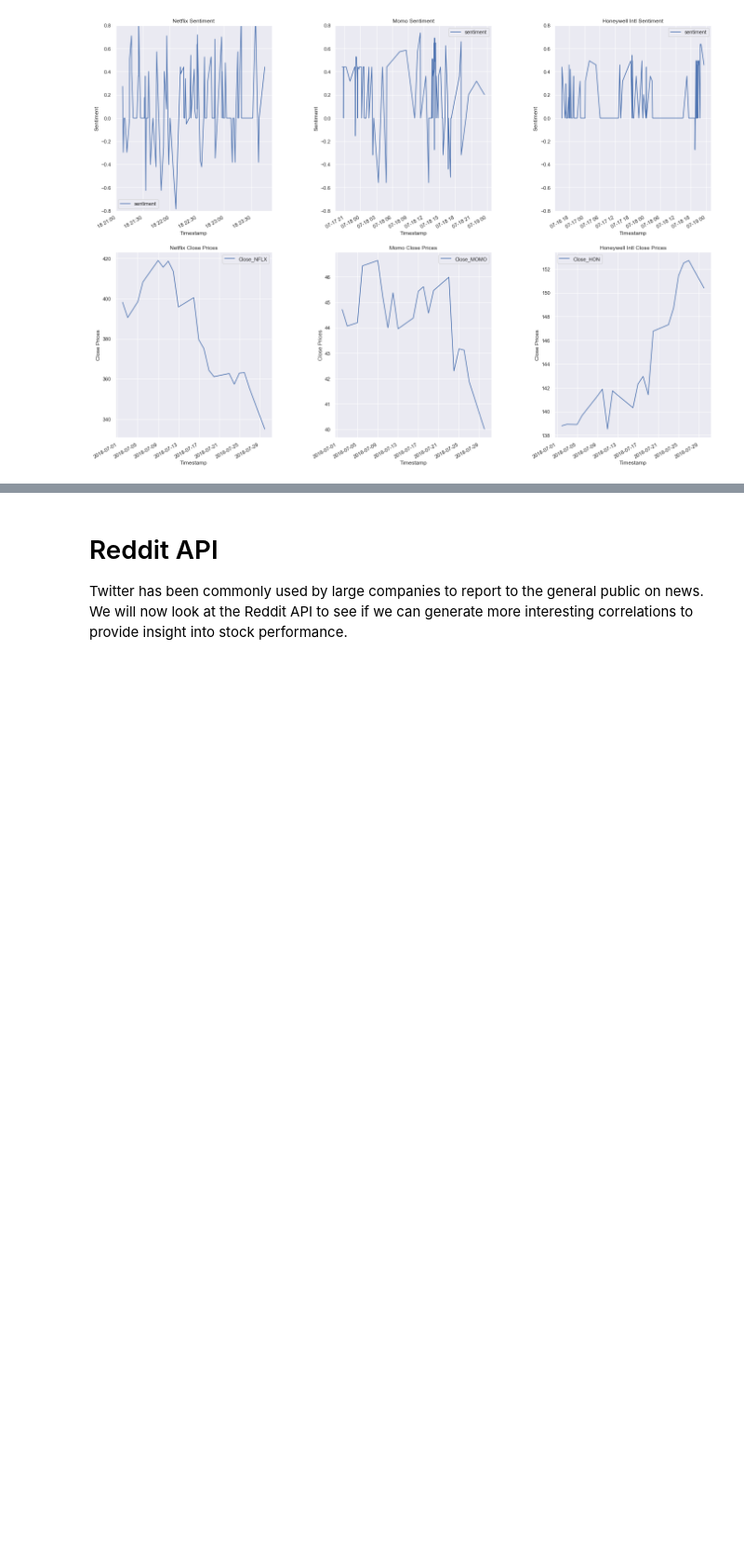
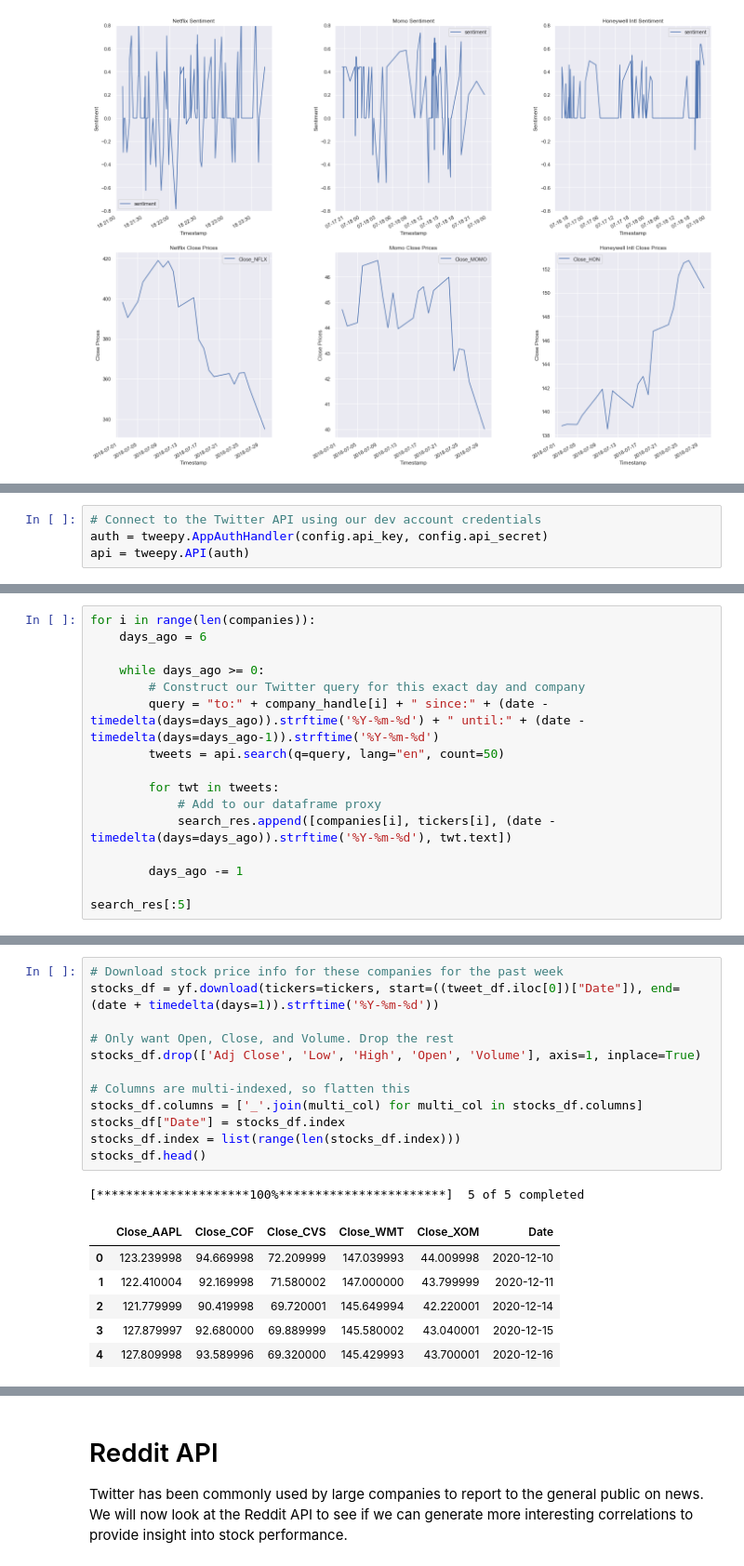
Before and after one commit to gilaniasher/sentiment-driven-market-analysis, a Jupyter notebook: results.ipynb, the cells around one changed output, grey strips where cells are left out. Shown at 93% size. Drawn from its saved outputs; the diff is of its cells as text; blank space fills up the shorter version.

```diff
--- a/results.ipynb
+++ b/results.ipynb
@@ -232,0 +255,4 @@ The Kaggle Twitter dataset was interesting and provided a starting place for ana
+# %%
+# Connect to the Twitter API using our dev account credentials
+auth = tweepy.AppAuthHandler(config.api_key, config.api_secret)
+api = tweepy.API(auth)
@@ -232,0 +268,16 @@ The Kaggle Twitter dataset was interesting and provided a starting place for ana
+# %%
+for i in range(len(companies)):
+    days_ago = 6
+
+    while days_ago >= 0:
+        # Construct our Twitter query for this exact day and company
+        query = "to:" + company_handle[i] + " since:" + (date - timedelta(days=days_ago)).strftime('%Y-%m-%d') + " until:" + (date - timedelta(days=days_ago-1)).strftime('%Y-%m-%d')
+        tweets = api.search(q=query, lang="en", count=50)
+
+        for twt in tweets:
+            # Add to our dataframe proxy
+            search_res.append([companies[i], tickers[i], (date - timedelta(days=days_ago)).strftime('%Y-%m-%d'), twt.text])
+
+        days_ago -= 1
+
+search_res[:5]
@@ -232,0 +320,20 @@ The Kaggle Twitter dataset was interesting and provided a starting place for ana
+# %%
+# Download stock price info for these companies for the past week
+stocks_df = yf.download(tickers=tickers, start=((tweet_df.iloc[0])["Date"]), end=(date + timedelta(days=1)).strftime('%Y-%m-%d'))
+
+# Only want Open, Close, and Volume. Drop the rest
+stocks_df.drop(['Adj Close', 'Low', 'High', 'Open', 'Volume'], axis=1, inplace=True)
+
+# Columns are multi-indexed, so flatten this
+stocks_df.columns = ['_'.join(multi_col) for multi_col in stocks_df.columns]
+stocks_df["Date"] = stocks_df.index
+stocks_df.index = list(range(len(stocks_df.index)))
+stocks_df.head()
+# %% [output]
+[*********************100%***********************]  5 of 5 completed
+|  | Close_AAPL | Close_COF | Close_CVS | Close_WMT | Close_XOM | Date |
+| 0 | 123.239998 | 94.669998 | 72.209999 | 147.039993 | 44.009998 | 2020-12-10 |
+| 1 | 122.410004 | 92.169998 | 71.580002 | 147.000000 | 43.799999 | 2020-12-11 |
+| 2 | 121.779999 | 90.419998 | 69.720001 | 145.649994 | 42.220001 | 2020-12-14 |
+| 3 | 127.879997 | 92.680000 | 69.889999 | 145.580002 | 43.040001 | 2020-12-15 |
+| 4 | 127.809998 | 93.589996 | 69.320000 | 145.429993 | 43.700001 | 2020-12-16 |
```
Also changed, not shown: parts of 22 cells of this notebook, 1 other file.
